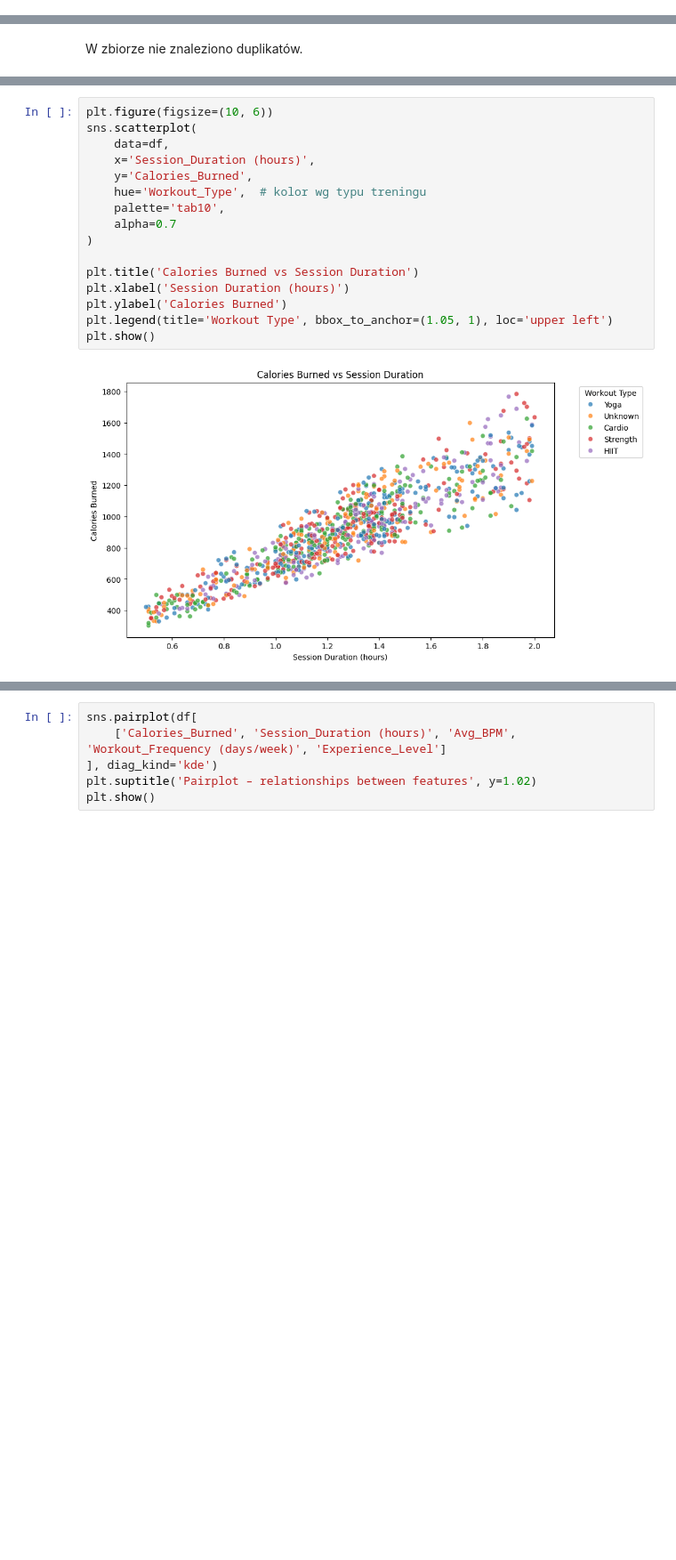
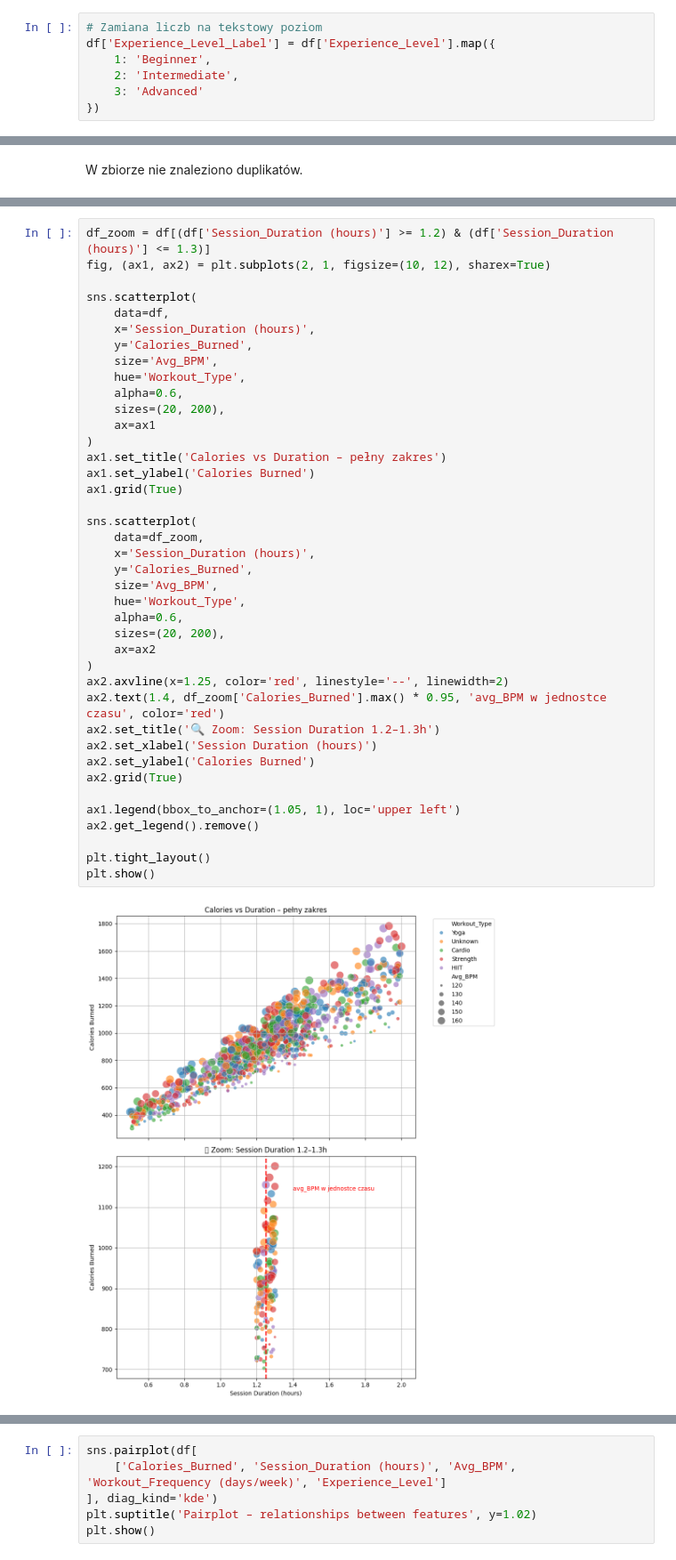
Before and after one commit to karoljablonski/Statistics_pg, a Jupyter notebook: project.ipynb, the cells around one changed output, grey strips where cells are left out. Shown at 89% size. Saved outputs shown, nothing was run; the diff lists cells and outputs as text; blank space fills up the shorter version.

```diff
--- a/project.ipynb
+++ b/project.ipynb
@@ -88,6 +88,13 @@ df.loc[mask_missing_bmi, 'BMI'] = round((
     df.loc[mask_missing_bmi, 'Weight (kg)'] /
     (df.loc[mask_missing_bmi, 'Height (m)'] ** 2)
 ), 2)
+# %%
+# Zamiana liczb na tekstowy poziom
+df['Experience_Level_Label'] = df['Experience_Level'].map({
+    1: 'Beginner',
+    2: 'Intermediate',
+    3: 'Advanced'
+})
 # %%
 sns.heatmap(df.isna())
 # %% [output]
@@ -289,18 +299,42 @@ W zbiorze nie znaleziono duplikatów.
 # %%
-plt.figure(figsize=(10, 6))
+df_zoom = df[(df['Session_Duration (hours)'] >= 1.2) & (df['Session_Duration (hours)'] <= 1.3)]
+fig, (ax1, ax2) = plt.subplots(2, 1, figsize=(10, 12), sharex=True)
+
 sns.scatterplot(
     data=df,
     x='Session_Duration (hours)',
     y='Calories_Burned',
-    hue='Workout_Type',  # kolor wg typu treningu
-    palette='tab10',
-    alpha=0.7
+    size='Avg_BPM',
+    hue='Workout_Type',
+    alpha=0.6,
+    sizes=(20, 200),
+    ax=ax1
 )
+ax1.set_title('Calories vs Duration – pełny zakres')
+ax1.set_ylabel('Calories Burned')
+ax1.grid(True)
 
-plt.title('Calories Burned vs Session Duration')
-plt.xlabel('Session Duration (hours)')
-plt.ylabel('Calories Burned')
-plt.legend(title='Workout Type', bbox_to_anchor=(1.05, 1), loc='upper left')
+sns.scatterplot(
+    data=df_zoom,
+    x='Session_Duration (hours)',
+    y='Calories_Burned',
+    size='Avg_BPM',
+    hue='Workout_Type',
+    alpha=0.6,
+    sizes=(20, 200),
+    ax=ax2
+)
+ax2.axvline(x=1.25, color='red', linestyle='--', linewidth=2)
+ax2.text(1.4, df_zoom['Calories_Burned'].max() * 0.95, 'avg_BPM w jednostce czasu', color='red')
+ax2.set_title('🔍 Zoom: Session Duration 1.2–1.3h')
+ax2.set_xlabel('Session Duration (hours)')
+ax2.set_ylabel('Calories Burned')
+ax2.grid(True)
+
+ax1.legend(bbox_to_anchor=(1.05, 1), loc='upper left')
+ax2.get_legend().remove()
+
+plt.tight_layout()
 plt.show()
 # %% [output]
-[figure, old version]
+[figure, new version]
```
Also changed, not shown: parts of 11 cells of this notebook.
